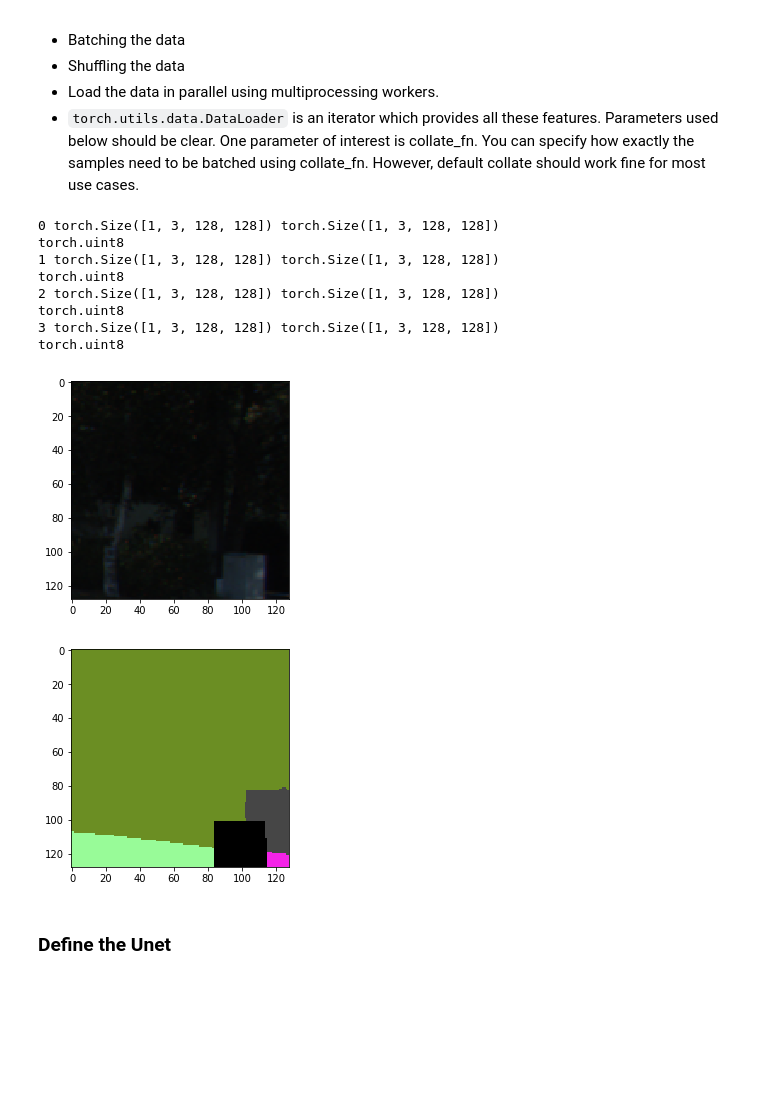
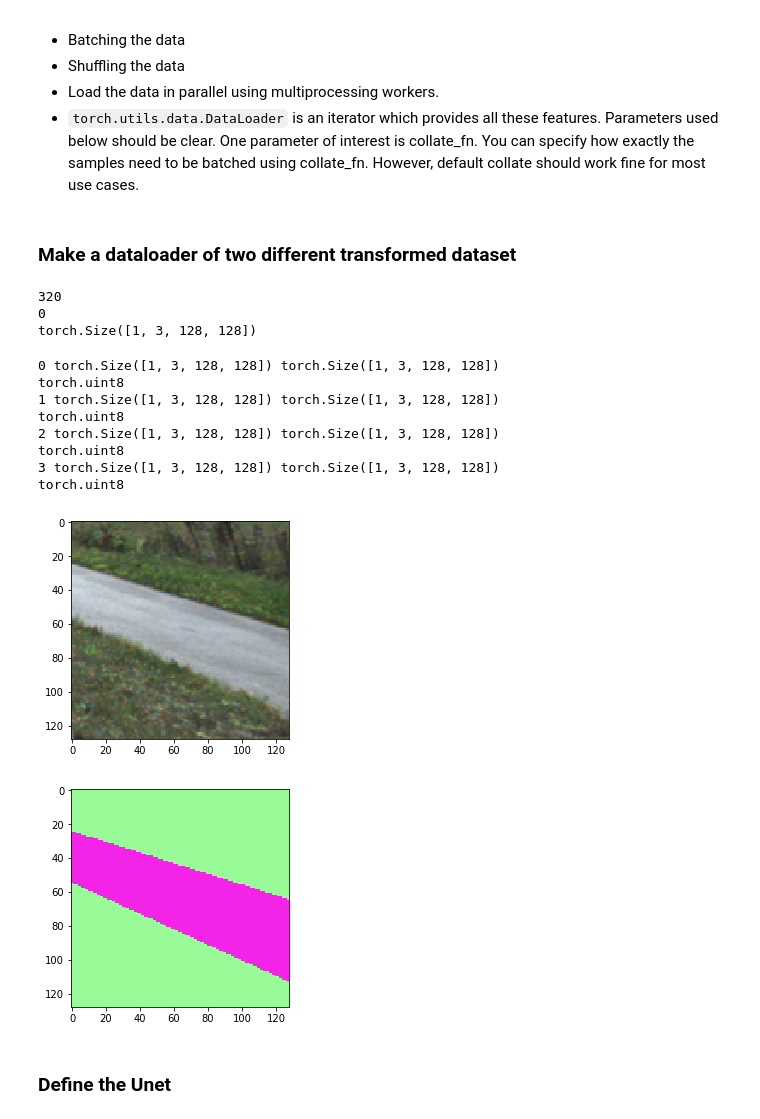
Before and after one commit to xysong1201/MRIImage_segmentation, a Jupyter notebook: Unet.ipynb, the cells around one changed output. Drawn from its saved outputs; the diff is of its cells as text; code cells hidden in the pictures; blank space fills up the shorter version.

```diff
--- a/Unet.ipynb
+++ b/Unet.ipynb
@@ -250,5 +250,6 @@ The composed transformed image:
 # %%
 composed = transforms.Compose([RandomCrop(128), ToTensor()])
-transformed_dataset = TrainDataset(train_dir=train, semantic_dir =train_mask, transform = composed)
+transformed_dataset_A = TrainDataset(train_dir=train, semantic_dir =train_mask, transform = composed)
+transformed_dataset_B = TrainDataset(train_dir=train, semantic_dir =train_mask, transform = composed)
 # %%
 # Test the transformed dataset, visualize of the size of the transformed dataset.
@@ -278,3 +279,21 @@ dataloader = DataLoader(transformed_dataset, batch_size=1, shuffle = False, num_
+# %% [markdown]
+### Make a dataloader of two different transformed dataset
+# %%
+train_loader = DataLoader(transformed_dataset_A+transformed_dataset_B,
+                          batch_size=1, shuffle=False,
+                          num_workers=4)
+# %%
+print(len(train_loader))
+
+for i_batch, sample_batched in enumerate(train_loader):
+    print(i_batch)
+    print(sample_batched['image'].size())
+    if i_batch ==0:
+        break
+# %% [output]
+320
+0
+torch.Size([1, 3, 128, 128])
 # %%
 # Helper function to show a batch
 def show_semantic_batch(sample_batched):
@@ -290,25 +309,25 @@ def show_semantic_batch(sample_batched):
     plt.pause(0.5)
     plt.imshow(grid_semantic.numpy().transpose((1,2,0)))
 # %%
-for i_batch, sample_batched in enumerate(dataloader):
+for i_batch, (inputs, target) in enumerate(train_loader):
     print(i_batch, sample_batched['image'].size(), sample_batched['semantic'].size())
     print(sample_batched['image'].dtype)
     #Observe the 4th batch and stop
     if i_batch == 3:
         plt.figure()
         show_semantic_batch(sample_batched)
         break
 # %% [output]
 0 torch.Size([1, 3, 128, 128]) torch.Size([1, 3, 128, 128])
 torch.uint8
 1 torch.Size([1, 3, 128, 128]) torch.Size([1, 3, 128, 128])
 torch.uint8
 2 torch.Size([1, 3, 128, 128]) torch.Size([1, 3, 128, 128])
 torch.uint8
 3 torch.Size([1, 3, 128, 128]) torch.Size([1, 3, 128, 128])
 torch.uint8
-[figure, old version]
+[figure, new version]
-[figure, old version]
+[figure, new version]
 # %% [markdown]
 ### Define the Unet
 # %%
```
Also changed, not shown: parts of 11 cells of this notebook.
